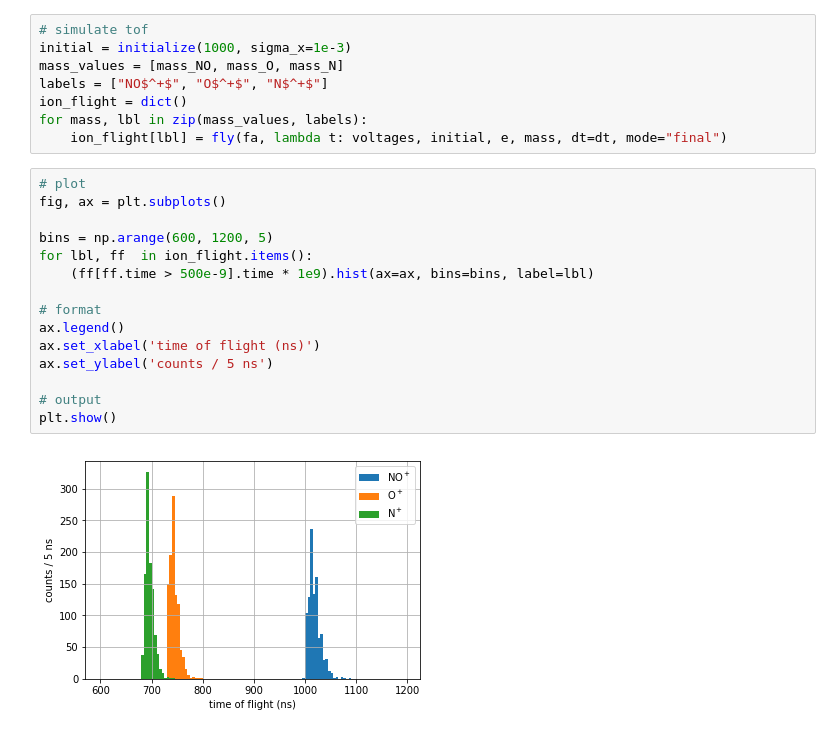
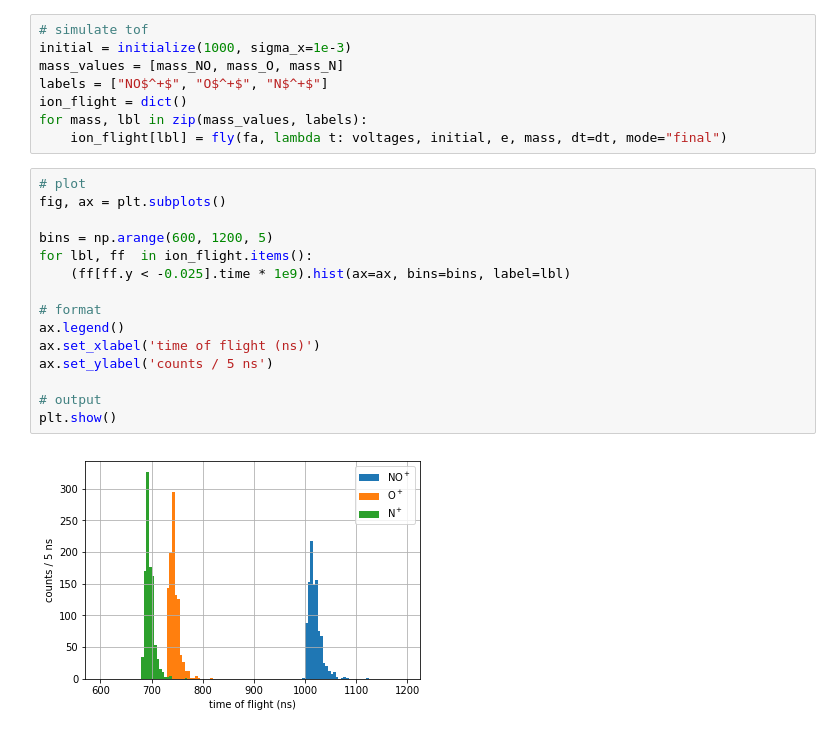
Before and after one commit to ad3ller/flyion, a Jupyter notebook: examples/ions.ipynb, the cells around one changed output. Cells and saved outputs as stored; diff of their text form.

```diff
--- a/examples/ions.ipynb
+++ b/examples/ions.ipynb
@@ -105,17 +105,17 @@ for mass, lbl in zip(mass_values, labels):
 # %%
 # plot
 fig, ax = plt.subplots()
 
 bins = np.arange(600, 1200, 5)
 for lbl, ff  in ion_flight.items():
-    (ff[ff.time > 500e-9].time * 1e9).hist(ax=ax, bins=bins, label=lbl)
+    (ff[ff.y < -0.025].time * 1e9).hist(ax=ax, bins=bins, label=lbl)
 
 # format
 ax.legend()
 ax.set_xlabel('time of flight (ns)')
 ax.set_ylabel('counts / 5 ns')
 
 # output
 plt.show()
 # %% [output]
-[figure, old version]
+[figure, new version]
```
Also changed, not shown: parts of 1 cell of this notebook, 3 other files.
